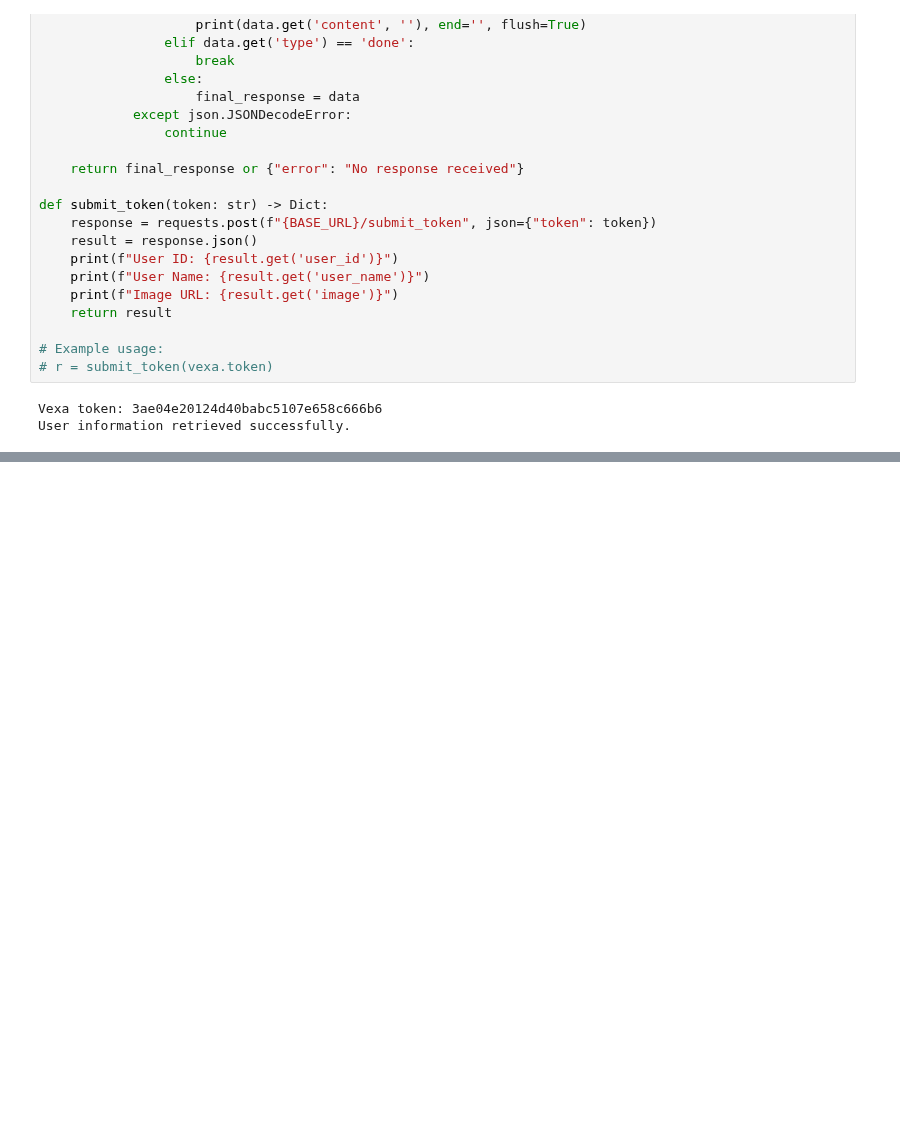
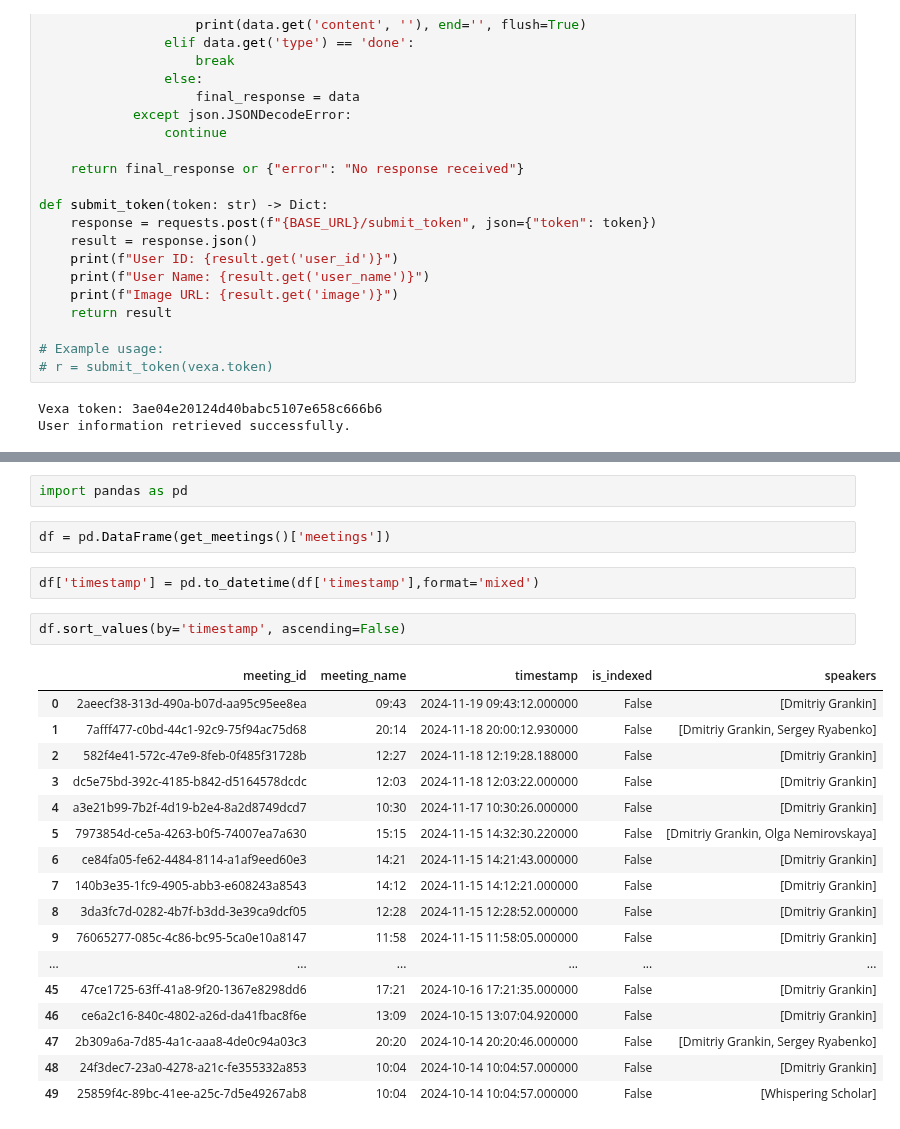
Before and after one commit to Vexa-ai/vexa-engine, a Jupyter notebook: api_tests.ipynb, the cells around one changed output, grey strips where cells are left out. Cells and saved outputs as stored; diff of their text form; blank space fills up the shorter version.

```diff
--- a/api_tests.ipynb
+++ b/api_tests.ipynb
@@ -239,0 +160,26 @@ r
+# %%
+import pandas as pd
+# %%
+df = pd.DataFrame(get_meetings()['meetings'])
+# %%
+df['timestamp'] = pd.to_datetime(df['timestamp'],format='mixed')
+# %%
+df.sort_values(by='timestamp', ascending=False)
+# %% [output]
+|  | meeting_id | meeting_name | timestamp | is_indexed | speakers |
+| 0 | 2aeecf38-313d-490a-b07d-aa95c95ee8ea | 09:43 | 2024-11-19 09:43:12.000000 | False | [Dmitriy Grankin] |
+| 1 | 7afff477-c0bd-44c1-92c9-75f94ac75d68 | 20:14 | 2024-11-18 20:00:12.930000 | False | [Dmitriy Grankin, Sergey Ryabenko] |
+| 2 | 582f4e41-572c-47e9-8feb-0f485f31728b | 12:27 | 2024-11-18 12:19:28.188000 | False | [Dmitriy Grankin] |
+| 3 | dc5e75bd-392c-4185-b842-d5164578dcdc | 12:03 | 2024-11-18 12:03:22.000000 | False | [Dmitriy Grankin] |
+| 4 | a3e21b99-7b2f-4d19-b2e4-8a2d8749dcd7 | 10:30 | 2024-11-17 10:30:26.000000 | False | [Dmitriy Grankin] |
+| 5 | 7973854d-ce5a-4263-b0f5-74007ea7a630 | 15:15 | 2024-11-15 14:32:30.220000 | False | [Dmitriy Grankin, Olga Nemirovskaya] |
+| 6 | ce84fa05-fe62-4484-8114-a1af9eed60e3 | 14:21 | 2024-11-15 14:21:43.000000 | False | [Dmitriy Grankin] |
+| 7 | 140b3e35-1fc9-4905-abb3-e608243a8543 | 14:12 | 2024-11-15 14:12:21.000000 | False | [Dmitriy Grankin] |
+| 8 | 3da3fc7d-0282-4b7f-b3dd-3e39ca9dcf05 | 12:28 | 2024-11-15 12:28:52.000000 | False | [Dmitriy Grankin] |
+| 9 | 76065277-085c-4c86-bc95-5ca0e10a8147 | 11:58 | 2024-11-15 11:58:05.000000 | False | [Dmitriy Grankin] |
+| ... | ... | ... | ... | ... | ... |
+| 45 | 47ce1725-63ff-41a8-9f20-1367e8298dd6 | 17:21 | 2024-10-16 17:21:35.000000 | False | [Dmitriy Grankin] |
+| 46 | ce6a2c16-840c-4802-a26d-da41fbac8f6e | 13:09 | 2024-10-15 13:07:04.920000 | False | [Dmitriy Grankin] |
+| 47 | 2b309a6a-7d85-4a1c-aaa8-4de0c94a03c3 | 20:20 | 2024-10-14 20:20:46.000000 | False | [Dmitriy Grankin, Sergey Ryabenko] |
+| 48 | 24f3dec7-23a0-4278-a21c-fe355332a853 | 10:04 | 2024-10-14 10:04:57.000000 | False | [Dmitriy Grankin] |
+| 49 | 25859f4c-89bc-41ee-a25c-7d5e49267ab8 | 10:04 | 2024-10-14 10:04:57.000000 | False | [Whispering Scholar] |
```
Also changed, not shown: parts of 17 cells of this notebook, 10 other files.
